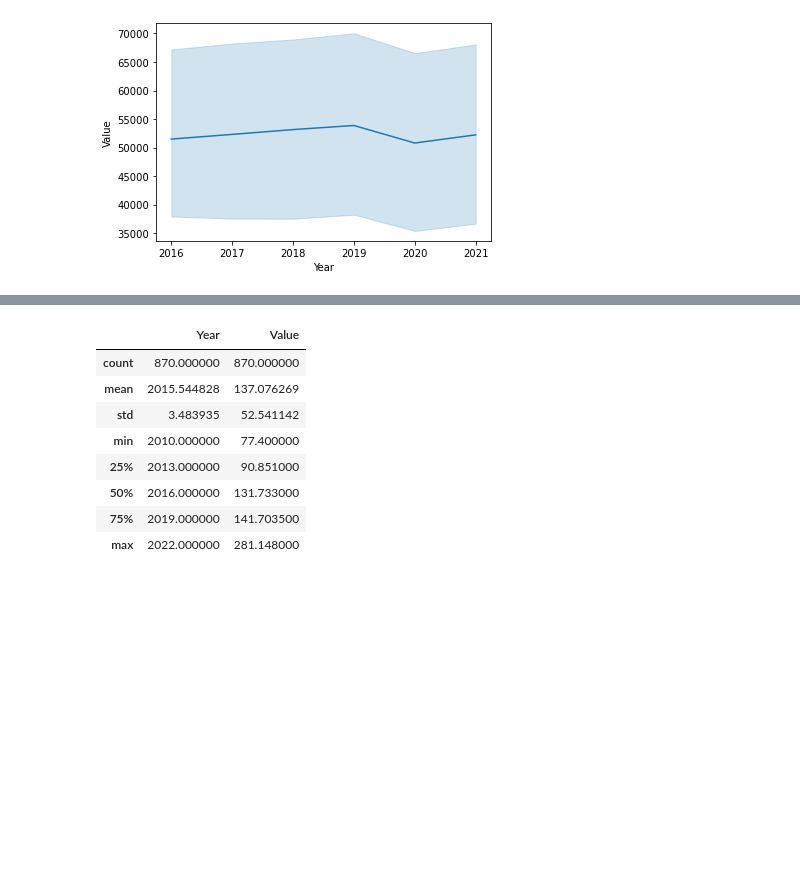
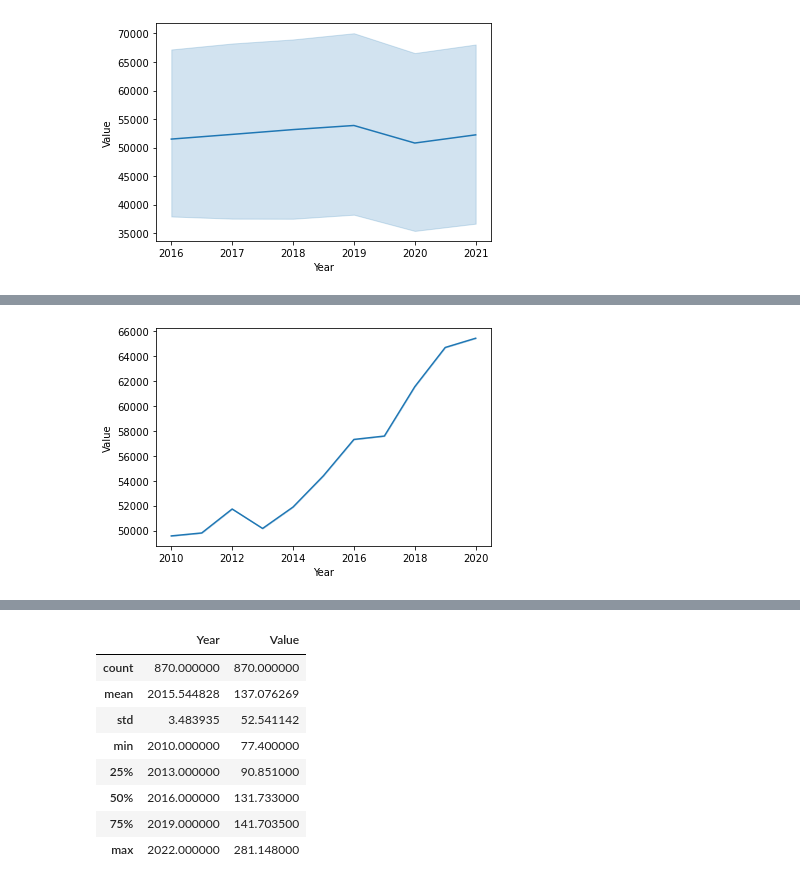
Before and after one commit to techthumb1/bls_project, a Jupyter notebook: notebooks/bls_data_tool.ipynb, the cells around one changed output, grey strips where cells are left out. Saved outputs shown, nothing was run; the diff lists cells and outputs as text; code cells hidden in the pictures; blank space fills up the shorter version.

```diff
--- a/notebooks/bls_data_tool.ipynb
+++ b/notebooks/bls_data_tool.ipynb
@@ -179,0 +169,16 @@ midwest_cpi = pd.read_csv('/Users/jasonrobinson/Documents/Projects/bls_project/d
+# %%
+# Load data
+
+curr_emp = pd.read_excel('/Users/jasonrobinson/Documents/Projects/BLS_annex/CEU-SeriesReport.xlsx')
+export_mnth = pd.read_csv('/Users/jasonrobinson/Documents/Projects/bls_project/data/export_monthly.csv')
+import_mnth = pd.read_csv('/Users/jasonrobinson/Documents/Projects/bls_project/data/import_monthly.csv')
+midwest_cpi = pd.read_csv('/Users/jasonrobinson/Documents/Projects/bls_project/data/midwest-cpi.csv')
+emp_levels = pd.read_csv('/Users/jasonrobinson/Documents/Projects/bls_project/data/eployment_levels_seas.csv')
+labor_stats = pd.read_csv('/Users/jasonrobinson/Documents/Projects/bls_project/data/labor_force_stats.csv')
+emp_seas = pd.read_csv('/Users/jasonrobinson/Documents/Projects/bls_project/data/all_employees_seas.csv')
+mort_paid = pd.read_csv('/Users/jasonrobinson/Documents/Projects/bls_project/data/mortgage_principal_paid.csv')
+cpi_urban = pd.read_csv('/Users/jasonrobinson/Documents/Projects/bls_project/data/cpi_all_urban_cpiu.csv')
+ann_income = pd.read_csv('/Users/jasonrobinson/Documents/Projects/bls_project/data/annl_expend_income_all_units.csv')
+wages_age = pd.read_csv('/Users/jasonrobinson/Documents/Projects/bls_project/data/wages_salaries_age.csv')
+wages_occ = pd.read_csv('/Users/jasonrobinson/Documents/Projects/bls_project/data/wages_salaries_occupation.csv')
+wages_hours = pd.read_csv('/Users/jasonrobinson/Documents/Projects/bls_project/data/Employment, Hours, and Earnings...(National).csv')
@@ -179,0 +246,4 @@ midwest_cpi = pd.read_csv('/Users/jasonrobinson/Documents/Projects/bls_project/d
+# %%
+sns.lineplot(wages_age['Year'], wages_age['Value']);
+# %% [output]
+[figure, added]
```
Also changed, not shown: parts of 13 cells of this notebook, 4 other files.
